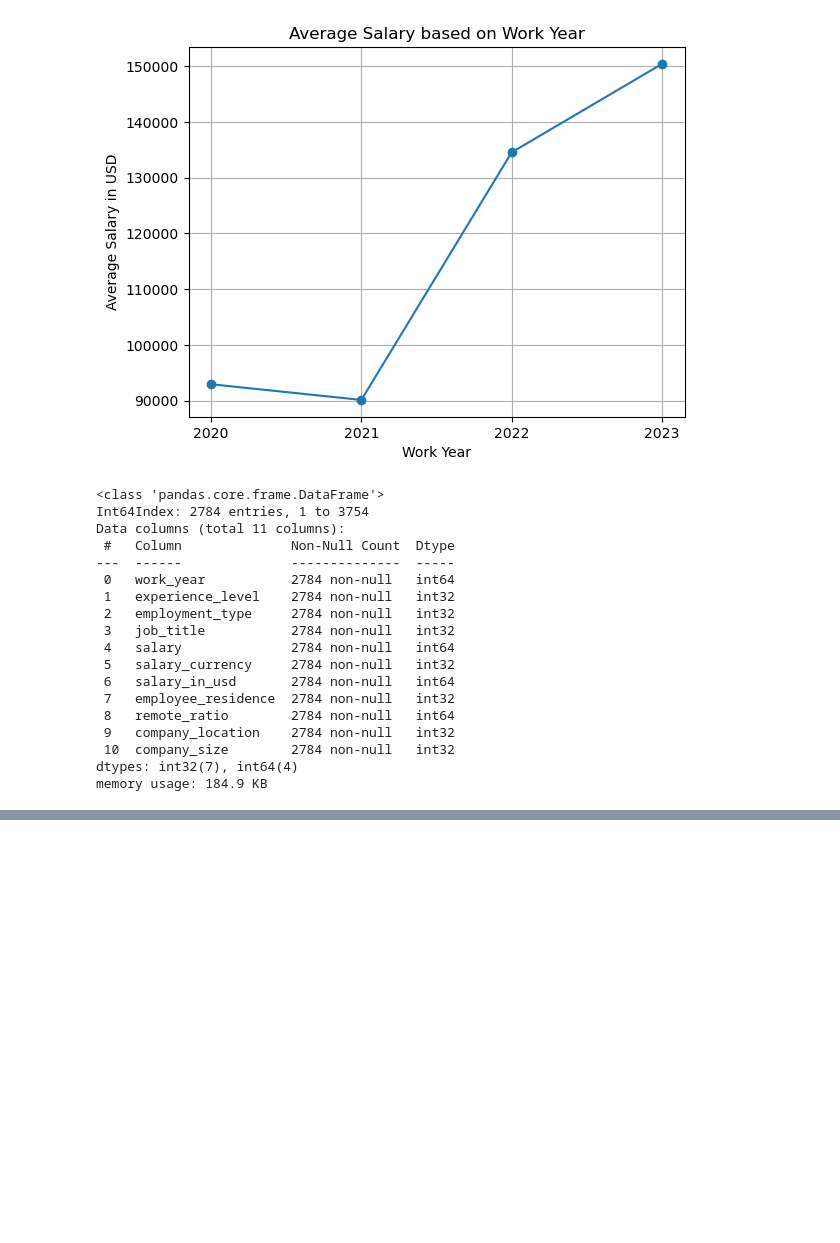
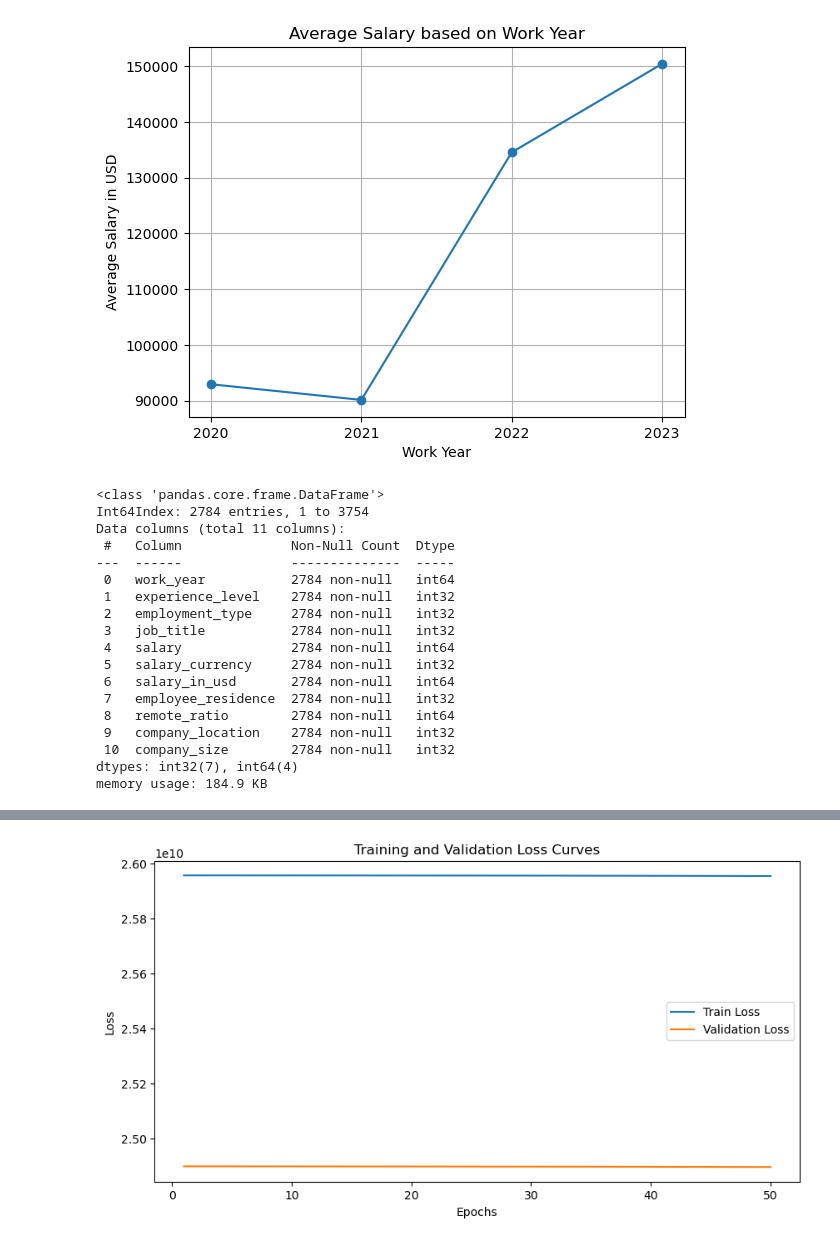
Before and after one commit to mynamescheff/ds-salaries, a Jupyter notebook: salaries_nb.ipynb, the cells around one changed output, grey strips where cells are left out. Saved outputs shown, nothing was run; the diff lists cells and outputs as text; code cells hidden in the pictures; blank space fills up the shorter version.

```diff
--- a/salaries_nb.ipynb
+++ b/salaries_nb.ipynb
@@ -407,0 +344,73 @@ plt.legend(["Actual" , "Prediction"])
+# %%
+import torch
+import torch.nn as nn
+import torch.optim as optim
+from sklearn.preprocessing import StandardScaler
+from sklearn.metrics import mean_squared_error
+import numpy as np
+
+# Scale the features using StandardScaler
+scaler = StandardScaler()
+X_train_scaled = scaler.fit_transform(X_train)
+X_test_scaled = scaler.transform(X_test)
+
+# Convert data to PyTorch tensors
+X_train_tensor = torch.tensor(X_train_scaled, dtype=torch.float32)
+y_train_tensor = torch.tensor(y_train.values, dtype=torch.float32)
+X_test_tensor = torch.tensor(X_test_scaled, dtype=torch.float32)
+y_test_tensor = torch.tensor(y_test.values, dtype=torch.float32)
+
+# Define the neural network model
+class SimpleNN(nn.Module):
+    def __init__(self, input_dim):
+        super(SimpleNN, self).__init__()
+        self.fc1 = nn.Linear(input_dim, 128)
+        self.fc2 = nn.Linear(128, 64)
+        self.fc3 = nn.Linear(64, 1)
+
+    def forward(self, x):
+        x = torch.relu(self.fc1(x))
+        x = torch.relu(self.fc2(x))
+        x = self.fc3(x)
+        return x
+
+model = SimpleNN(X_train_scaled.shape[1])
+
+# Define loss function and optimizer
+criterion = nn.MSELoss()
+optimizer = optim.Adam(model.parameters(), lr=0.001)
+
+# Lists to store training and validation losses
+train_losses = []
+val_losses = []
+
+# Train the model and record losses
+epochs = 50
+for epoch in range(epochs):
+    optimizer.zero_grad()
+    outputs = model(X_train_tensor)
+    loss = criterion(outputs, y_train_tensor)
+    loss.backward()
+    optimizer.step()
+
+    # Record training loss
+    train_losses.append(loss.item())
+
+    # Calculate validation loss
+    with torch.no_grad():
+        y_pred_val = model(X_test_tensor)
+        val_loss = criterion(y_pred_val, y_test_tensor)
+        val_losses.append(val_loss.item())
+
+    print(f"Epoch [{epoch+1}/{epochs}], Train Loss: {loss.item():.4f}, Val Loss: {val_loss.item():.4f}")
+
+# Plot loss curves
+plt.figure(figsize=(10, 5))
+plt.plot(range(1, epochs+1), train_losses, label='Train Loss')
+plt.plot(range(1, epochs+1), val_losses, label='Validation Loss')
+plt.xlabel('Epochs')
+plt.ylabel('Loss')
+plt.title('Training and Validation Loss Curves')
+plt.legend()
+plt.show()
+# %% [output]
@@ -407,0 +434 @@ plt.legend(["Actual" , "Prediction"])
+[figure, added]
```
Also changed, not shown: parts of 13 cells of this notebook, 5 other files.
